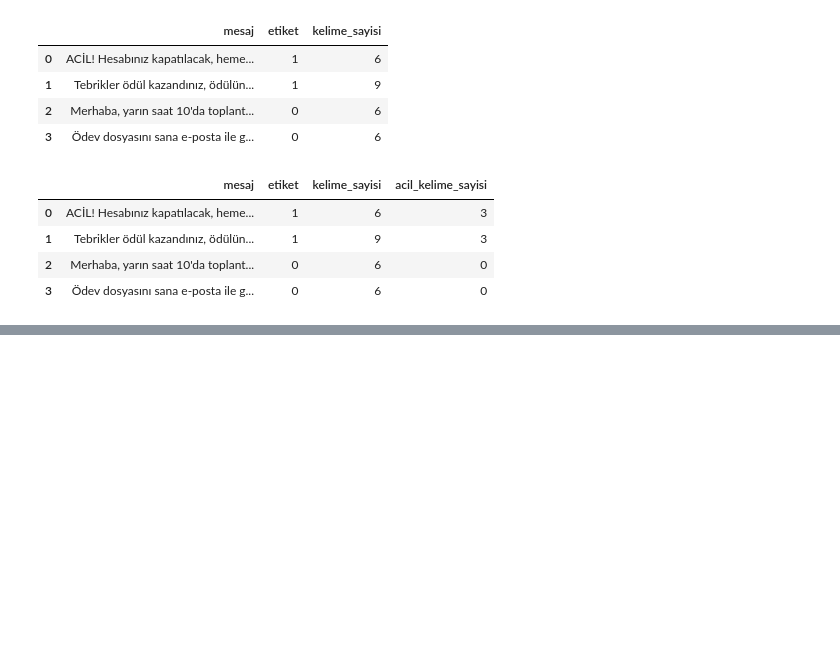
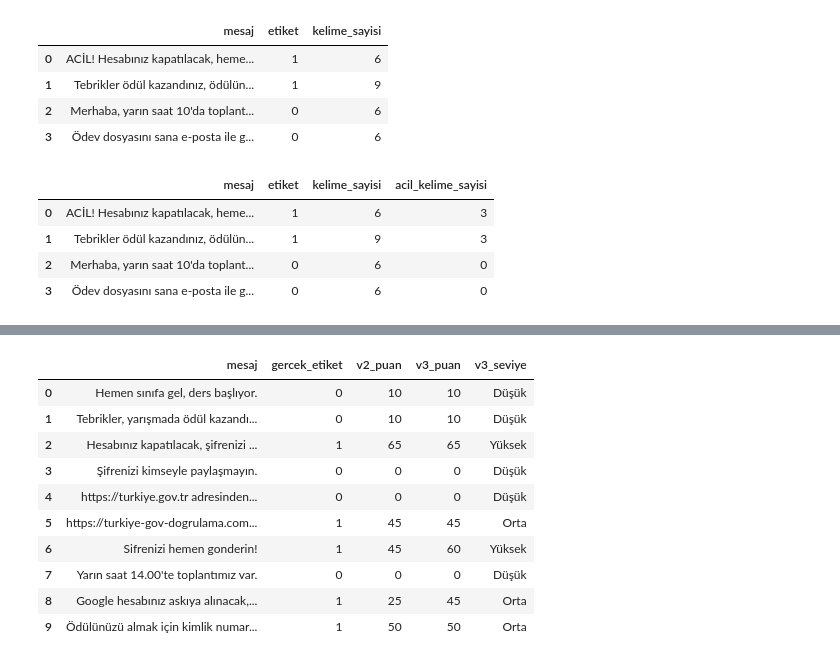
Before and after one commit to cinarersoz53-glitch/dgjb, a Jupyter notebook: siberDil.ipynb, the cells around one changed output, grey strips where cells are left out. Cells and saved outputs as stored; diff of their text form; code cells hidden in the pictures; blank space fills up the shorter version.

```diff
--- a/siberDil.ipynb
+++ b/siberDil.ipynb
@@ -80,0 +2257,55 @@ display(df)
+# %%
+
+# ADIM 8.16: SiberDil V3 risk puanlama
+
+def risk_puani_hesapla_v3(satir):
+
+    # Önceki V2 puanını al
+    puan = risk_puani_hesapla_v2(satir)
+
+    bilgi = int(satir["bilgi_talebi"])
+    tehdit = int(satir["hesap_tehdidi"])
+    aciliyet = int(satir["aciliyet"])
+
+    # Yeni birleşik göstergeler
+    if tehdit and aciliyet:
+        puan += 20
+
+    if bilgi and aciliyet:
+        puan += 15
+
+    return min(puan, 100)
+
+
+# Mevcut 10 mesajı yeniden analiz et
+v3_sonuclar = []
+
+for _, satir in df_kontrol.iterrows():
+
+    analiz = siberdil_analiz_v2(satir["mesaj"])
+
+    yeni_puan = risk_puani_hesapla_v3(analiz)
+
+    v3_sonuclar.append({
+        "mesaj": satir["mesaj"],
+        "gercek_etiket": satir["gercek_etiket"],
+        "v2_puan": analiz["risk_puani"],
+        "v3_puan": yeni_puan,
+        "v3_seviye": risk_seviyesi_belirle(yeni_puan)
+    })
+
+df_v3 = pd.DataFrame(v3_sonuclar)
+
+display(df_v3)
+# %% [output]
+|  | mesaj | gercek_etiket | v2_puan | v3_puan | v3_seviye |
+| 0 | Hemen sınıfa gel, ders başlıyor. | 0 | 10 | 10 | Düşük |
+| 1 | Tebrikler, yarışmada ödül kazandı... | 0 | 10 | 10 | Düşük |
+| 2 | Hesabınız kapatılacak, şifrenizi ... | 1 | 65 | 65 | Yüksek |
+| 3 | Şifrenizi kimseyle paylaşmayın. | 0 | 0 | 0 | Düşük |
+| 4 | https://turkiye.gov.tr adresinden... | 0 | 0 | 0 | Düşük |
+| 5 | https://turkiye-gov-dogrulama.com... | 1 | 45 | 45 | Orta |
+| 6 | Sifrenizi hemen gonderin! | 1 | 45 | 60 | Yüksek |
+| 7 | Yarın saat 14.00'te toplantımız var. | 0 | 0 | 0 | Düşük |
+| 8 | Google hesabınız askıya alınacak,... | 1 | 25 | 45 | Orta |
+| 9 | Ödülünüzü almak için kimlik numar... | 1 | 50 | 50 | Orta |
```
Also changed, not shown: parts of 66 cells of this notebook.
